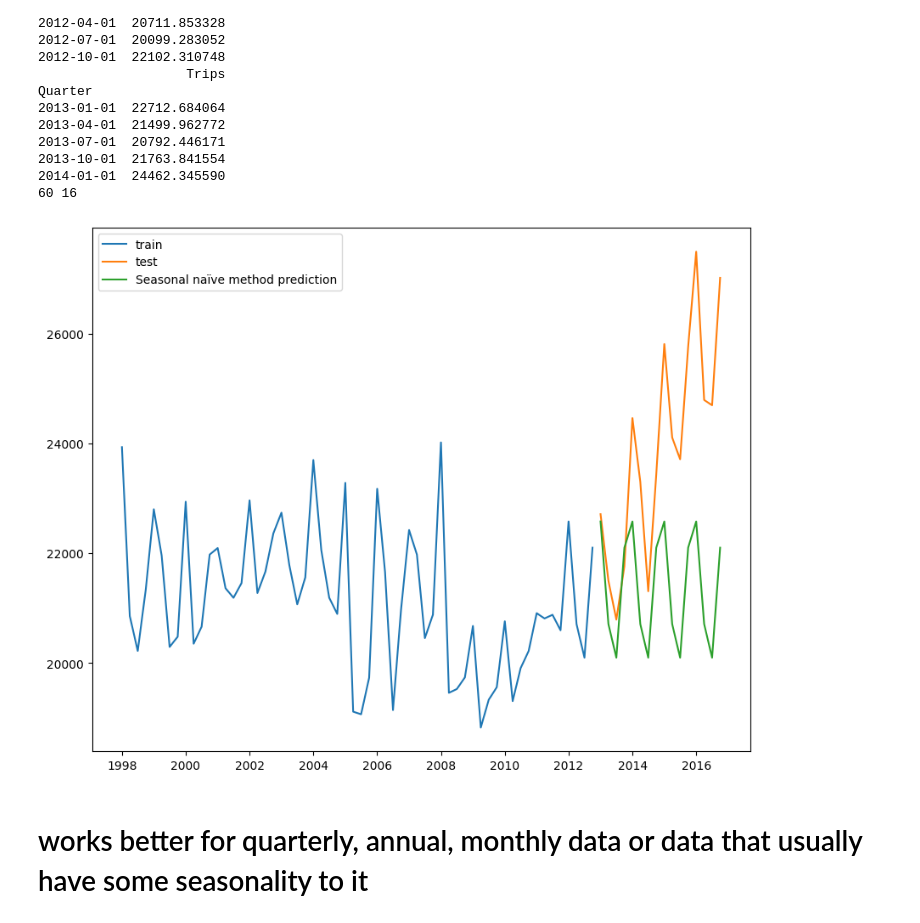
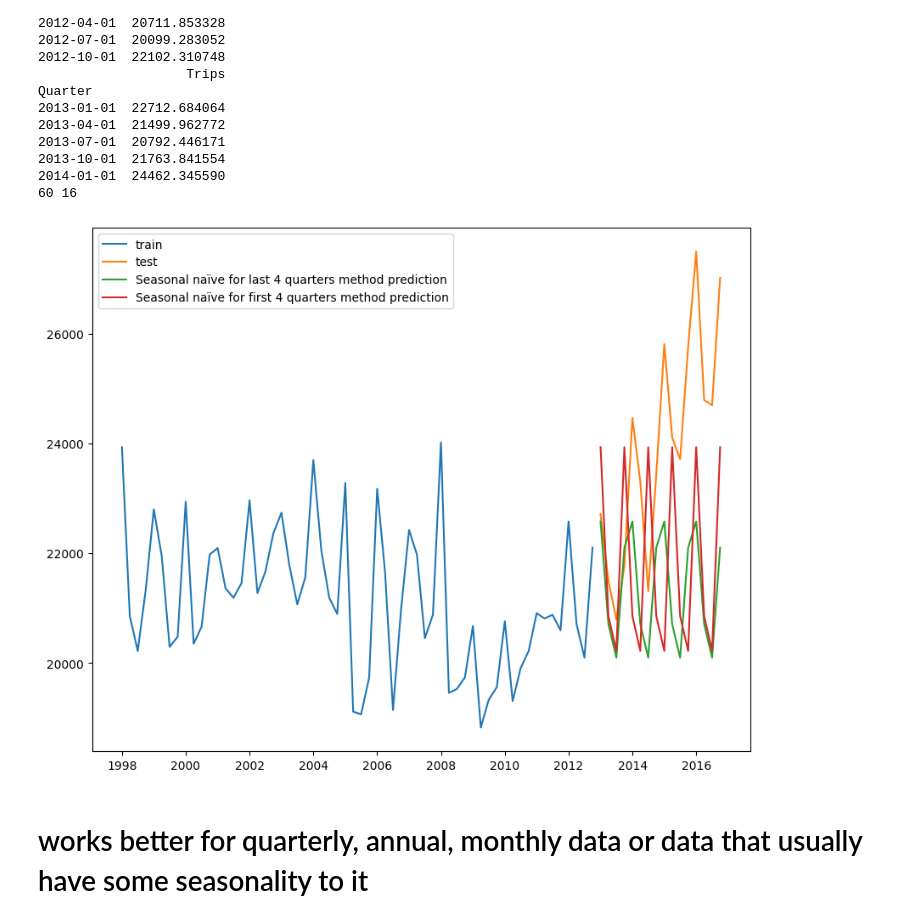
Before and after one commit to omar-m-z-dotcom/time-series-analysis-and-modeling, a Jupyter notebook: Forecasting_Principles_and_Practice/Chapter 5 The forecaster’s toolbox.ipynb, the cells around one changed output. Cells and saved outputs as stored; diff of their text form; code cells hidden in the pictures.

```diff
--- a/Forecasting_Principles_and_Practice/Chapter 5 The forecaster’s toolbox.ipynb
+++ b/Forecasting_Principles_and_Practice/Chapter 5 The forecaster’s toolbox.ipynb
@@ -184,21 +196,31 @@ Quarter
 60 16
 # %%
 # repeat the last 4 quarters of the training data throughout the prediction series
-pred = test.copy()
+pred_last4 = test.copy()
 period = 4
 for i in range(len(test)):
-    pred.iloc[i] = train.iloc[-period]
+    pred_last4.iloc[i] = train.iloc[-period]
     period -= 1
     if period == 0:
         period = 4
+# repeat the first quarter of the training data throughout the prediction series
+pred_first4 = test.copy()
+period = 4
+h = 4
+for i in range(len(test)):
+    pred_first4.iloc[i] = train.iloc[period - h]
+    h -= 1
+    if h == 1:
+        h = 4
 
 plt.plot(train, label="train")
 plt.plot(test, label="test")
-plt.plot(pred, label="Seasonal naïve method prediction")
+plt.plot(pred_last4, label="Seasonal naïve for last 4 quarters method prediction")
+plt.plot(pred_first4, label="Seasonal naïve for first 4 quarters method prediction")
 plt.legend(loc="best")
 plt.show()
 # %% [output]
-[figure, old version]
+[figure, new version]
 # %% [markdown]
 # works better for quarterly, annual, monthly data or data that usually have some seasonality to it
 # %% [markdown]
```
Also changed, not shown: parts of 26 cells of this notebook.
